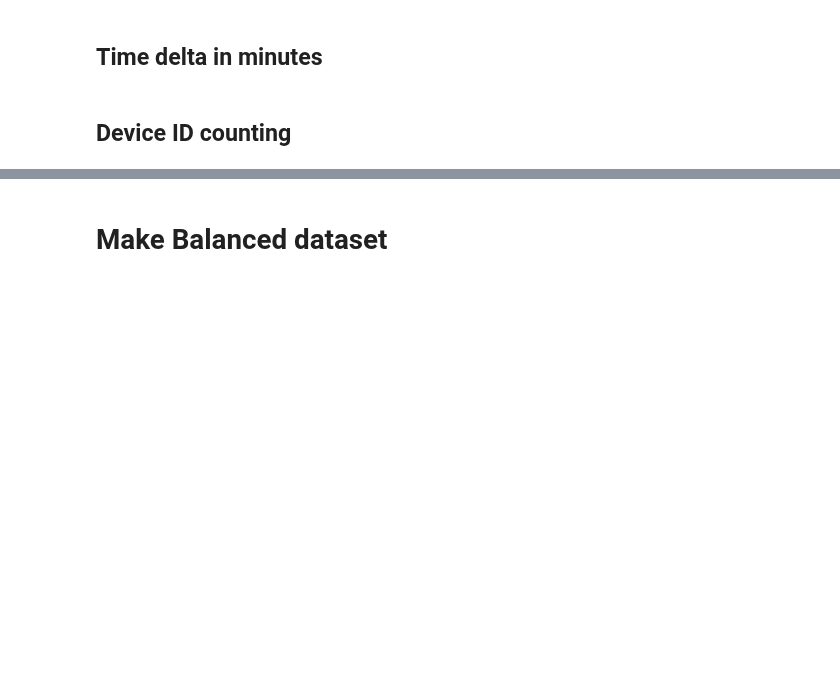
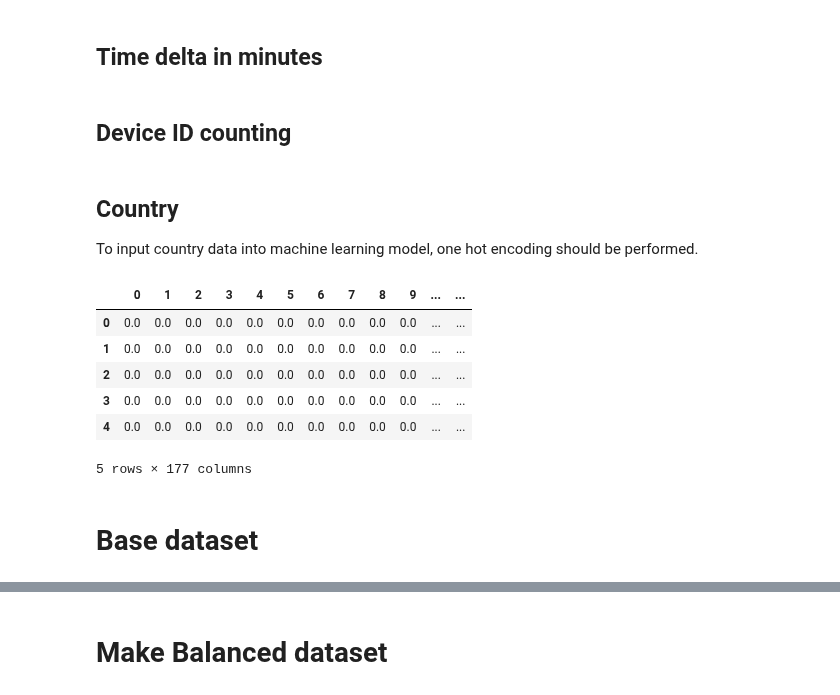
Before and after one commit to respwill/fraud_transaction, a Jupyter notebook: Preprocessing/Preprocessing.ipynb, the cells around one changed output, grey strips where cells are left out. Saved outputs shown, nothing was run; the diff lists cells and outputs as text; code cells hidden in the pictures; blank space fills up the shorter version.

```diff
--- a/Preprocessing/Preprocessing.ipynb
+++ b/Preprocessing/Preprocessing.ipynb
@@ -6,7 +6,8 @@ from pathlib import Path
 # %%
 data_path = Path("../Dataset/")
 # %%
-training_data = pd.read_csv(data_path/"Candidate_tech_evaluation_candidate_copy_data science_fraud.csv").drop(columns=['Unnamed: 0'])
+# training_data = pd.read_csv(data_path/"Candidate_tech_evaluation_candidate_copy_data science_fraud.csv").drop(columns=['Unnamed: 0'])
+training_data = pd.read_csv(data_path/"training_data_with_ipCountry.csv")
 # %% [markdown]
 ## Time delta in minutes
 # %%
@@ -19,3 +20,6 @@ training_data['minutes_signup_purchase'] = training_data['days_signup_purchase']
 # %%
 device_map = training_data['device_id'].value_counts().to_dict()
 training_data['device_count'] = training_data['device_id'].map(device_map)
+# %% [markdown]
+## Country
+To input country data into machine learning model, one hot encoding should be performed.
@@ -21,0 +28,15 @@ training_data['device_count'] = training_data['device_id'].map(device_map)
+# %%
+enc = OneHotEncoder()
+country_one_hot = pd.DataFrame(enc.fit_transform(training_data[['ip_country']]).toarray())
+# %%
+country_one_hot.head()
+# %% [output]
+|  | 0 | 1 | 2 | 3 | 4 | 5 | 6 | 7 | 8 | 9 | ... | ... |
+| 0 | 0.0 | 0.0 | 0.0 | 0.0 | 0.0 | 0.0 | 0.0 | 0.0 | 0.0 | 0.0 | ... | ... |
+| 1 | 0.0 | 0.0 | 0.0 | 0.0 | 0.0 | 0.0 | 0.0 | 0.0 | 0.0 | 0.0 | ... | ... |
+| 2 | 0.0 | 0.0 | 0.0 | 0.0 | 0.0 | 0.0 | 0.0 | 0.0 | 0.0 | 0.0 | ... | ... |
+| 3 | 0.0 | 0.0 | 0.0 | 0.0 | 0.0 | 0.0 | 0.0 | 0.0 | 0.0 | 0.0 | ... | ... |
+| 4 | 0.0 | 0.0 | 0.0 | 0.0 | 0.0 | 0.0 | 0.0 | 0.0 | 0.0 | 0.0 | ... | ... |
+5 rows × 177 columns
+# %% [markdown]
+# Base dataset
```
Also changed, not shown: parts of 12 cells of this notebook, 12 other files.
